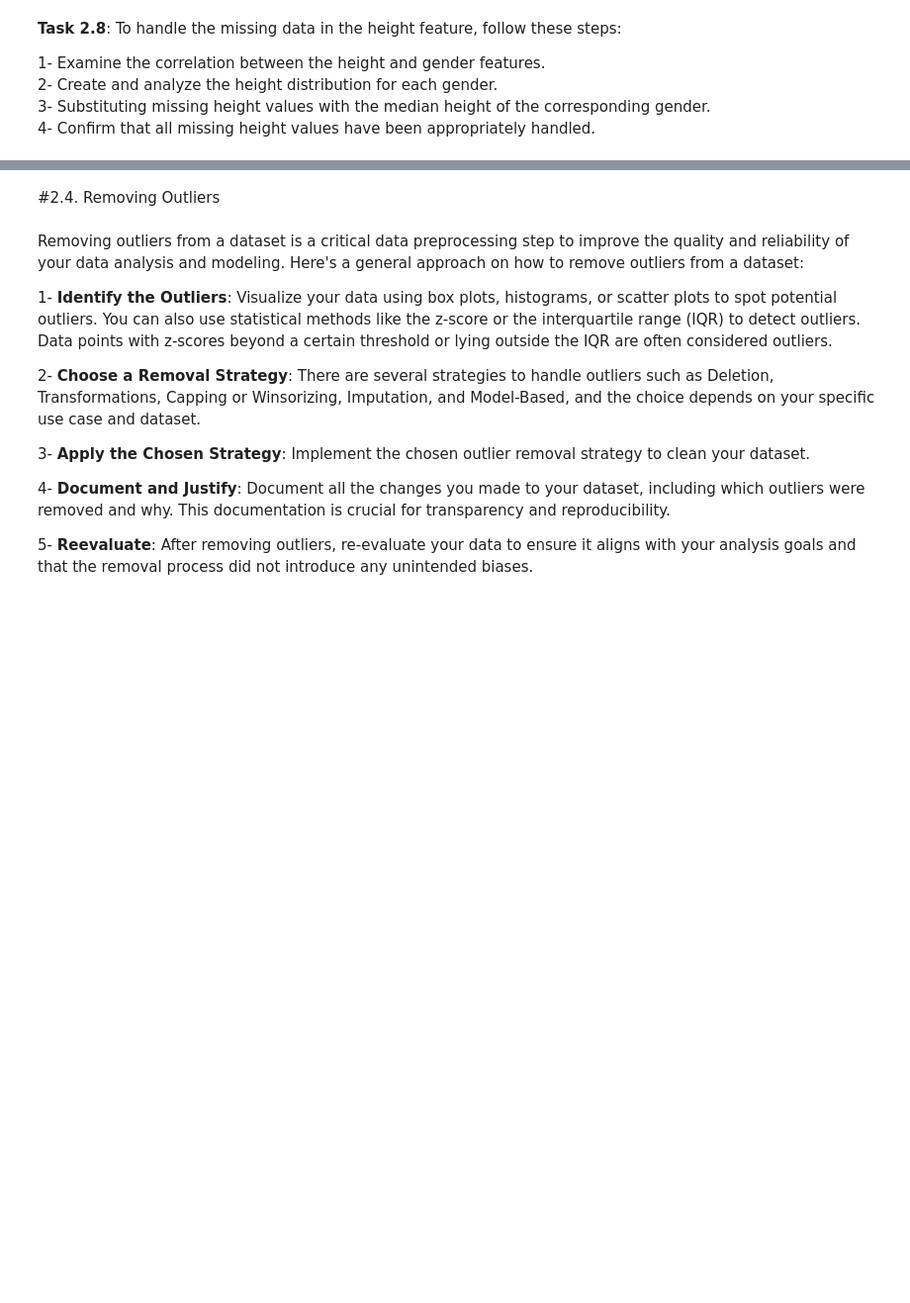
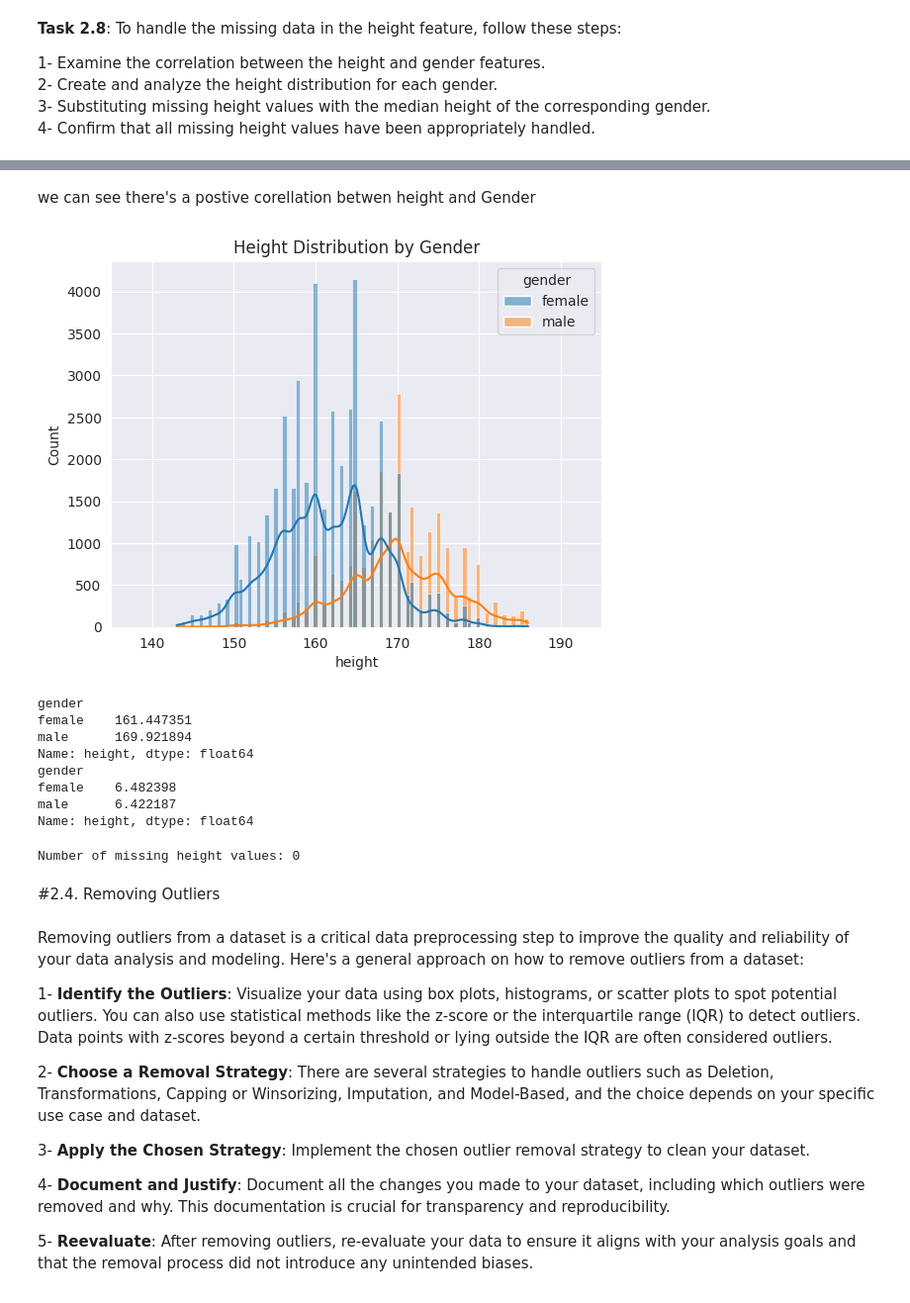
Before and after one commit to faris771/ENCS5141_AI_LAB, a Jupyter notebook: ENCS5141_Exp2_Data_Visualization_and_Cleaning_and_Feature_Selection.ipynb, the cells around one changed output, grey strips where cells are left out. Shown at 99% size. Saved outputs shown, nothing was run; the diff lists cells and outputs as text; code cells hidden in the pictures; blank space fills up the shorter version.

```diff
--- a/ENCS5141_Exp2_Data_Visualization_and_Cleaning_and_Feature_Selection.ipynb
+++ b/ENCS5141_Exp2_Data_Visualization_and_Cleaning_and_Feature_Selection.ipynb
@@ -711,0 +968,23 @@ print(df_cardio.isnull().sum())
+# %% [markdown]
+we can see there's a postive corellation betwen height and Gender
+# %%
+# step 2
+# Create histograms displaying the distribution of height values based on gender
+sns.histplot(data=df_cardio, x="height", hue="gender", kde=True)
+plt.xlim([135, 195])
+plt.title('Height Distribution by Gender')
+plt.show()
+
+# Print mean and standard deviation of height for each gender
+print(df_cardio.groupby('gender')['height'].mean())
+print(df_cardio.groupby('gender')['height'].std())
+# %% [output]
+[figure, added]
+gender
+female    161.447351
+male      169.921894
+Name: height, dtype: float64
+gender
+female    6.482398
+male      6.422187
+Name: height, dtype: float64
@@ -712,3 +1000,9 @@ print(df_cardio.isnull().sum())
+# %%
+# Check for any remaining missing values in the height column
+missing_height_count = df_cardio['height'].isnull().sum()
+print(f"Number of missing height values: {missing_height_count}")
+# %% [output]
+Number of missing height values: 0
 # %% [markdown]
 #2.4. Removing Outliers
 # %% [markdown]
```
Also changed, not shown: parts of 62 cells of this notebook.
